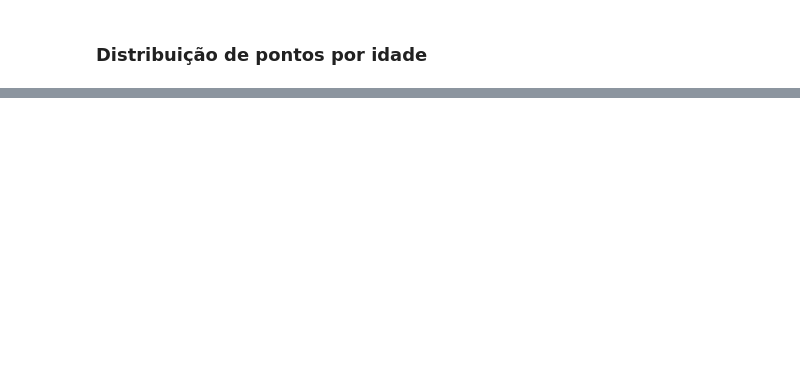
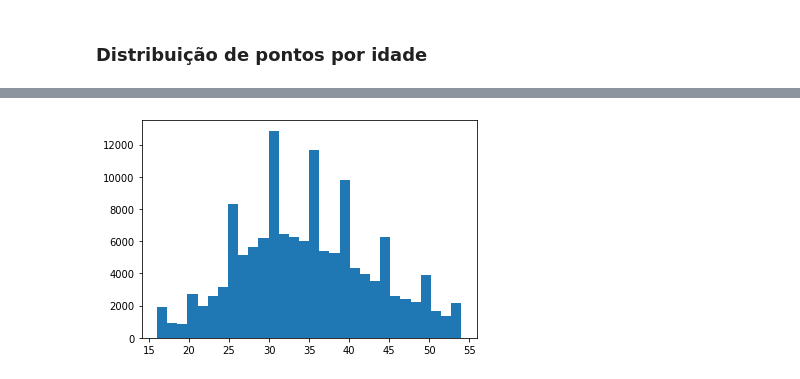
Before and after one commit to DheniMoura/Crossfit_open_2021, a Jupyter notebook: male.ipynb, the cells around one changed output, grey strips where cells are left out. Cells and saved outputs as stored; diff of their text form; code cells hidden in the pictures; blank space fills up the shorter version.

```diff
--- a/male.ipynb
+++ b/male.ipynb
@@ -282,0 +272,3 @@ Name: weight lifted, Length: 137463, dtype: float64
+# %%
+df_masc['points'] = df_masc['points'].astype(float)
+df_masc['points']
@@ -493,0 +504,16 @@ df_masc.head(10)
+# %%
+# Média de pontos por idade ou por faixa de idade
+classes = [
+    (df_masc['age']< 20),
+    (df_masc['age']>= 20) & (df_masc['age']< 24),
+    (df_masc['age']>= 24) & (df_masc['age']< 28),
+    (df_masc['age']>= 28) & (df_masc['age']< 32),
+    (df_masc['age']>= 32) & (df_masc['age']< 36),
+    (df_masc['age']>= 40) & (df_masc['age']< 44),
+    (df_masc['age']>= 44) & (df_masc['age']< 48),
+    (df_masc['age']>= 48) & (df_masc['age']< 52),
+    (df_masc['age']>= 52)
+]
+
+faixa_etaria = ['sub-20', '20-23', '24-27', '28-31', '32-35', '36-43', '44-47', '48-51', '52+']
+df_masc['faixa_etaria'] = np.select(classes, faixa_etaria, default=np.nan)
@@ -493,0 +546,5 @@ df_masc.head(10)
+# %%
+plt.hist(df_masc['age'], 30)
+plt.show()
+# %% [output]
+[figure, added]
```
Also changed, not shown: parts of 11 cells of this notebook.
